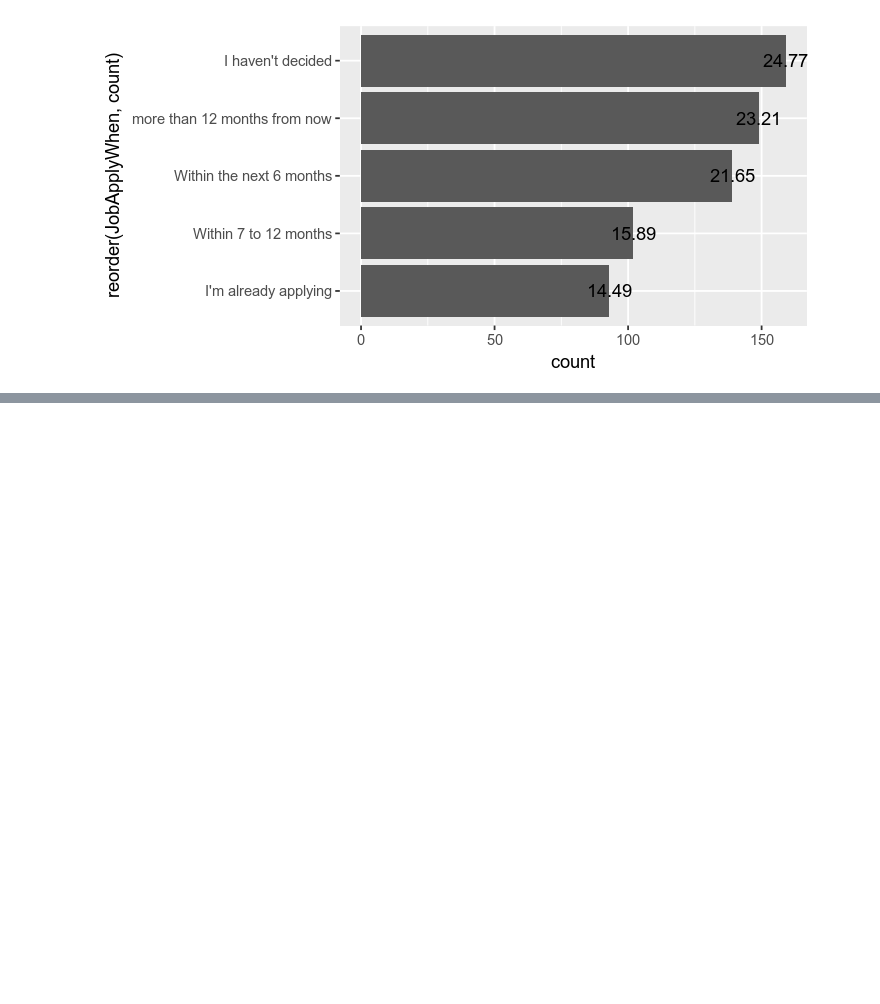
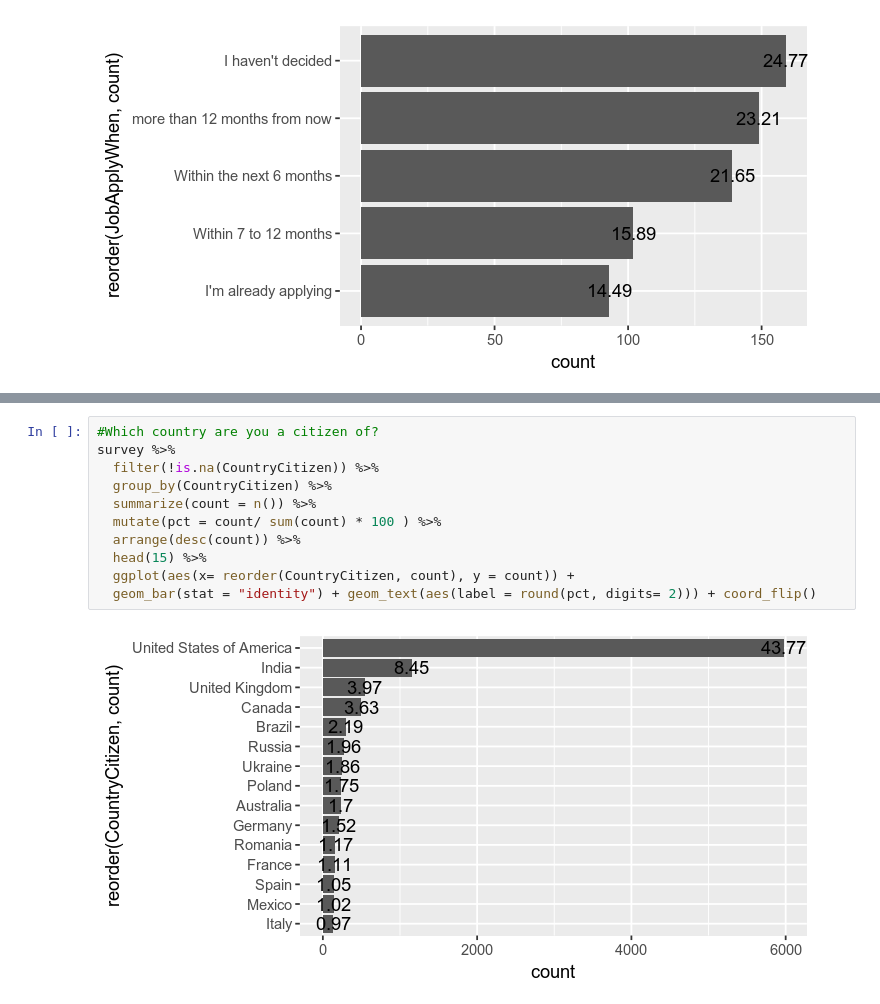
Before and after one commit to emuhsina/new_coder_survey_2016, a Jupyter notebook: new_coder_survey.ipynb, the cells around one changed output, grey strips where cells are left out. Drawn from its saved outputs; the diff is of its cells as text; blank space fills up the shorter version.

```diff
--- a/new_coder_survey.ipynb
+++ b/new_coder_survey.ipynb
@@ -271,0 +298,13 @@ survey %>%
+# %%
+#Which country are you a citizen of?
+survey %>%
+  filter(!is.na(CountryCitizen)) %>%
+  group_by(CountryCitizen) %>%
+  summarize(count = n()) %>%
+  mutate(pct = count/ sum(count) * 100 ) %>%
+  arrange(desc(count)) %>%
+  head(15) %>%
+  ggplot(aes(x= reorder(CountryCitizen, count), y = count)) +
+  geom_bar(stat = "identity") + geom_text(aes(label = round(pct, digits= 2))) + coord_flip()
+# %% [output]
+[figure, added]
```
Also changed, not shown: parts of 18 cells of this notebook.
